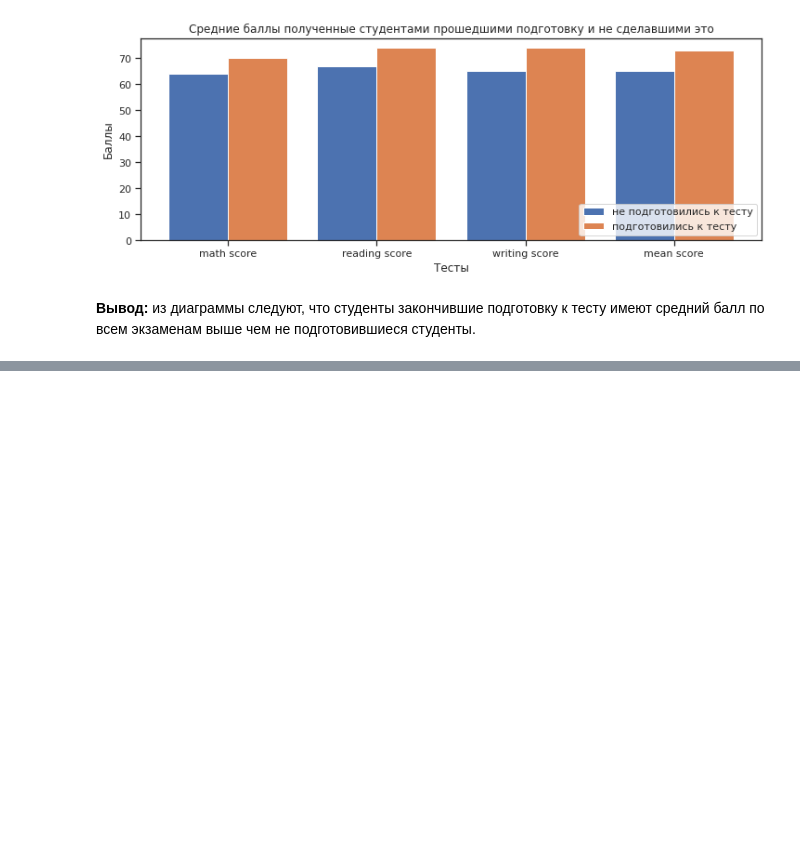
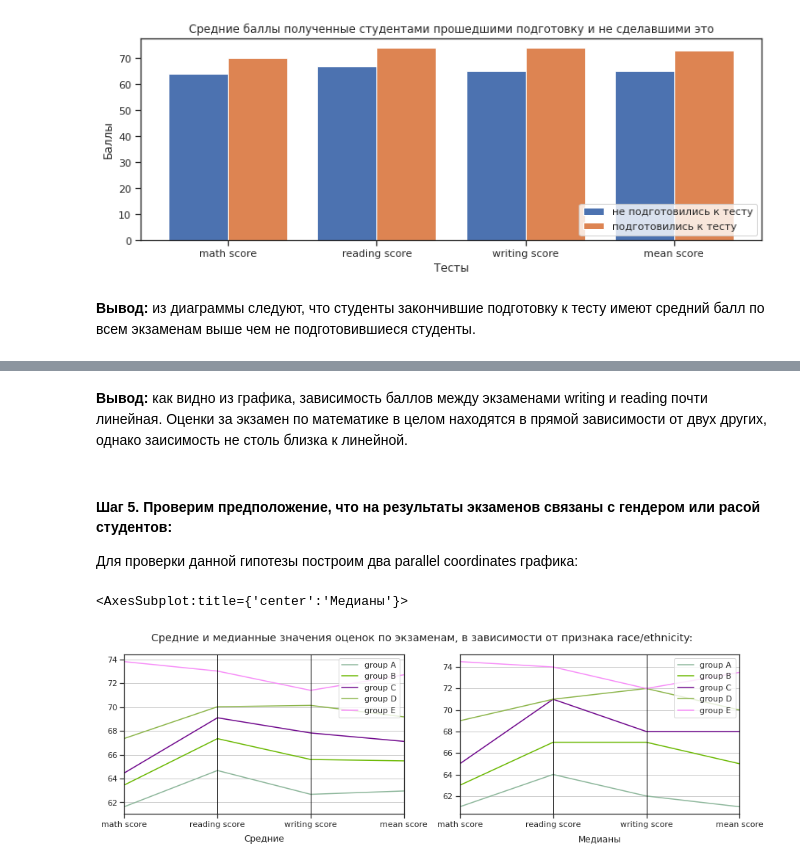
Before and after one commit to GeorgiyX/ML-21, a Jupyter notebook: lr-1/lr-1.ipynb, the cells around one changed output, grey strips where cells are left out. Drawn from its saved outputs; the diff is of its cells as text; code cells hidden in the pictures; blank space fills up the shorter version.

```diff
--- a/lr-1/lr-1.ipynb
+++ b/lr-1/lr-1.ipynb
@@ -142,0 +152,19 @@ plt.show()
+# %% [markdown]
+**Вывод:** как видно из графика, зависимость баллов между экзаменами writing и reading почти линейная. Оценки за экзамен по математике в целом находятся в прямой зависимости от двух других, однако заисимость не столь близка к линейной.
+# %% [markdown]
+#### **Шаг 5. Проверим предположение, что на результаты экзаменов связаны с гендером или расой студентов:**
+Для проверки данной гипотезы построим два parallel coordinates графика:
+# %%
+figure, (plot1, plot2) = plt.subplots(nrows = 1, ncols = 2, figsize = (15,4))
+figure.suptitle("Средние и медианные значения оценок по экзаменам, в зависимости от признака race/ethnicity:")
+
+r_score_mean = dataset.groupby(by = "race/ethnicity").mean().reset_index()
+plot1.set_title("Средние", y = -0.2)
+pd.plotting.parallel_coordinates(r_score_mean, "race/ethnicity", exams_score_names, ax = plot1)
+
+plot2.set_title("Медианы", y = -0.2)
+r_score_median = dataset.groupby(by = "race/ethnicity").median().reset_index()
+pd.plotting.parallel_coordinates(r_score_median, "race/ethnicity", exams_score_names, ax = plot2)
+# %% [output]
+<AxesSubplot:title={'center':'Медианы'}>
+[figure, added]
```
Also changed, not shown: parts of 8 cells of this notebook.
